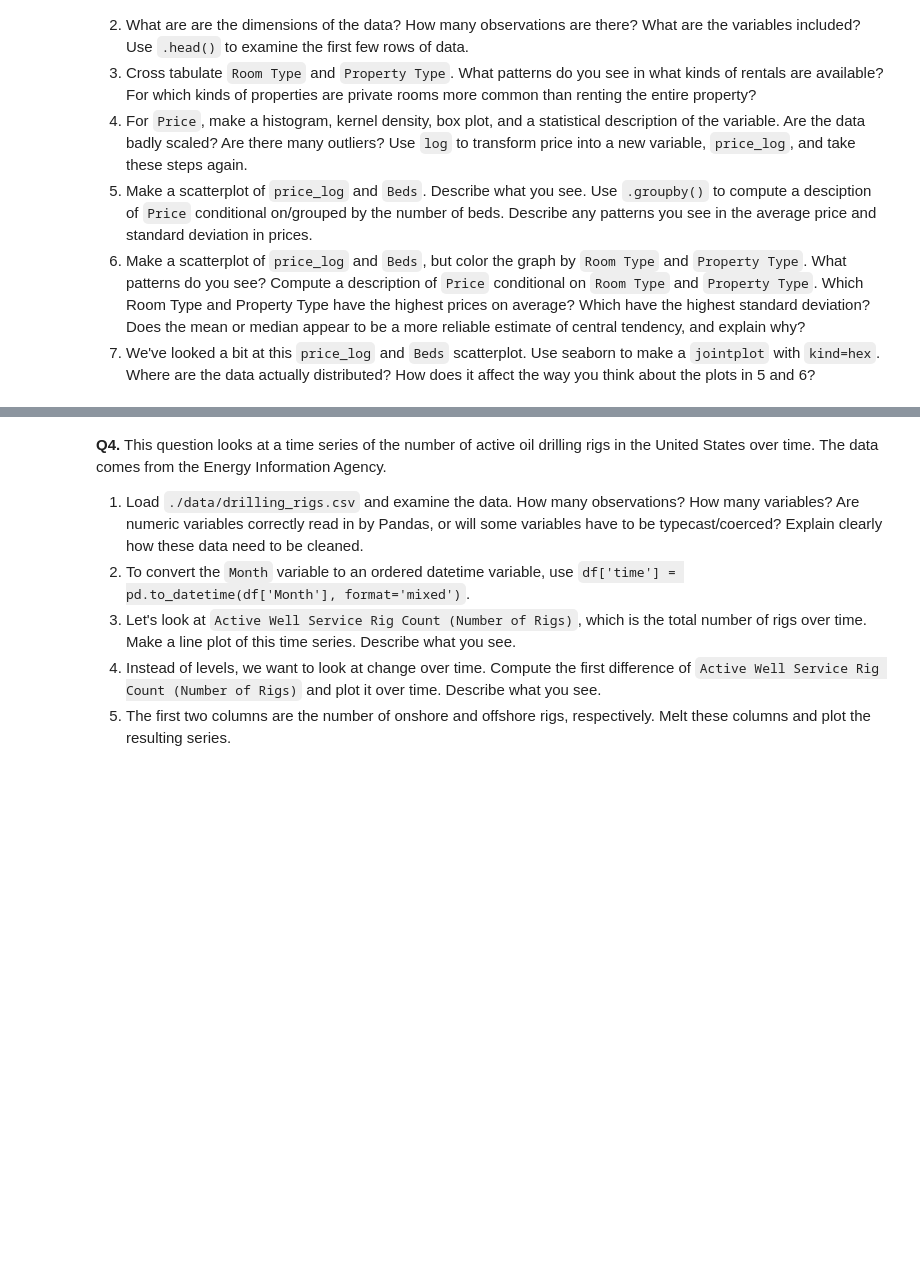
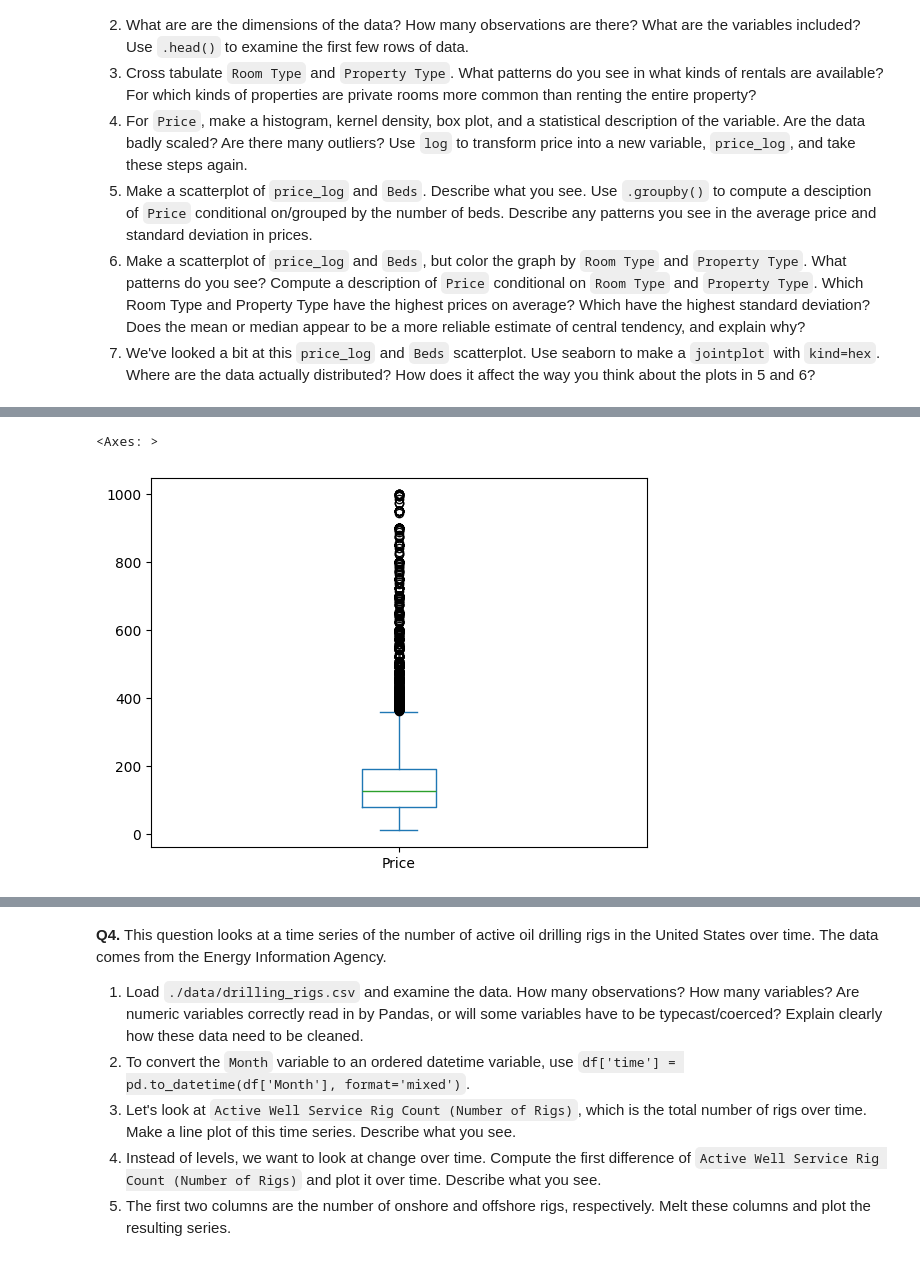
Before and after one commit to fwx5ax/EDA, a Jupyter notebook: assignment/assignment.ipynb, the cells around one changed output, grey strips where cells are left out. Drawn from its saved outputs; the diff is of its cells as text; code cells hidden in the pictures; blank space fills up the shorter version.

```diff
--- a/assignment/assignment.ipynb
+++ b/assignment/assignment.ipynb
@@ -224,0 +285,5 @@ plt.show()
+# %%
+air['Price'].plot.box()
+# %% [output]
+<Axes: >
+[figure, added]
```
Also changed, not shown: parts of 13 cells of this notebook.
